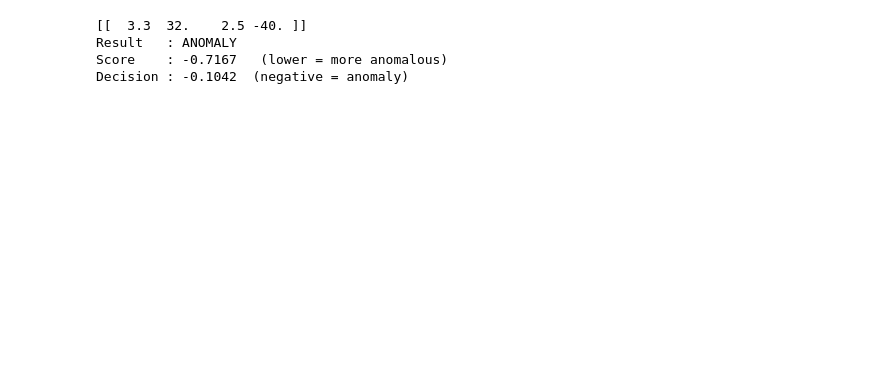
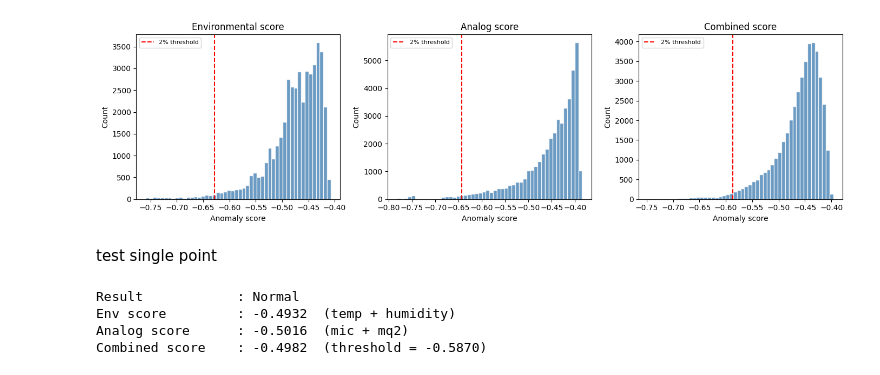
Before and after one commit to UwaisZulkarnain/WASP_warden-autonomous-safety-platform, a Jupyter notebook: iot_ml_model/train_model.ipynb, the cells around one changed output. Drawn from its saved outputs; the diff is of its cells as text; code cells hidden in the pictures; blank space fills up the shorter version.

```diff
--- a/iot_ml_model/train_model.ipynb
+++ b/iot_ml_model/train_model.ipynb
@@ -70,0 +106,21 @@ Anomalies: 877 / 43848
+# %%
+score_env    = model_env.score_samples(X_env_scaled)
+score_analog = model_analog.score_samples(X_analog_scaled)
+
+# adjust weight based on influence trust (must sum to 1.0)
+w_env    = 0.4
+w_analog = 0.6
+
+score_combined = w_env * score_env + w_analog * score_analog
+
+data_combined['score_env']      = score_env
+data_combined['score_analog']   = score_analog
+data_combined['score_combined'] = score_combined
+
+# Flag bottom 2% of combined score as anomaly
+threshold = np.percentile(score_combined, 2)
+data_combined['anomaly'] = np.where(score_combined < threshold, -1, 1)
+
+n_anomalies = (data_combined['anomaly'] == -1).sum()
+print(f"Threshold     : {threshold:.4f}")
+print(f"Anomalies     : {n_anomalies} / {len(data_combined)} ({n_anomalies/len(data_combined)*100:.2f}%)")
@@ -71,25 +153,47 @@ Anomalies: 877 / 43848
+# %%
+fig, axes = plt.subplots(1, 3, figsize=(14, 4))
+
+for ax, (scores, title) in zip(axes, [
+    (score_env,      'Environmental score'),
+    (score_analog,   'Analog score'),
+    (score_combined, 'Combined score'),
+]):
+    ax.hist(scores, bins=50, color='steelblue', edgecolor='white', alpha=0.8)
+    ax.axvline(np.percentile(scores, 2), color='red', linestyle='--', label='2% threshold')
+    ax.set_title(title)
+    ax.set_xlabel('Anomaly score')
+    ax.set_ylabel('Count')
+    ax.legend(fontsize=8)
+
+plt.tight_layout()
+plt.savefig('score_distribution.png', dpi=150)
+plt.show()
+# %% [output]
+[figure, added]
+# %% [markdown]
+test single point
 # %%
 temperature = 33.3
-humidity    = 80
-mic_level   = 573.0
+humidity    = 53.0
+mic_level   = 630.0
 mq2_raw     = 550.0
 
 
-test_point  = np.array([[temperature, humidity, mic_level, mq2_raw]])
-test_scaled = scaler.transform(test_point)
-print(test_scaled)
+test_env    = scaler_env.transform([[temperature, humidity]])
+test_analog = scaler_analog.transform([[mic_level, mq2_raw]])
 
-pred     = model.predict(test_scaled)[0]
-score    = model.score_samples(test_scaled)[0]
-decision = model.decision_function(test_scaled)[0]
+s_env    = model_env.score_samples(test_env)[0]
+s_analog = model_analog.score_samples(test_analog)[0]
+s_comb   = w_env * s_env + w_analog * s_analog
 
-label = "ANOMALY" if pred == -1 else "Normal"
+label = "ANOMALY" if s_comb < threshold else "Normal"
 
-print(f"Result   : {label}")
-print(f"Score    : {score:.4f}   (lower = more anomalous)")
-print(f"Decision : {decision:.4f}  (negative = anomaly)")
+print(f"Result            : {label}")
+print(f"Env score         : {s_env:.4f}  (temp + humidity)")
+print(f"Analog score      : {s_analog:.4f}  (mic + mq2)")
+print(f"Combined score    : {s_comb:.4f}  (threshold = {threshold:.4f})")
 # %% [output]
-[[  3.3  32.    2.5 -40. ]]
-Result   : ANOMALY
-Score    : -0.7167   (lower = more anomalous)
-Decision : -0.1042  (negative = anomaly)
+Result            : Normal
+Env score         : -0.4932  (temp + humidity)
+Analog score      : -0.5016  (mic + mq2)
+Combined score    : -0.4982  (threshold = -0.5870)
```
Also changed, not shown: parts of 19 cells of this notebook, 2 other files.
